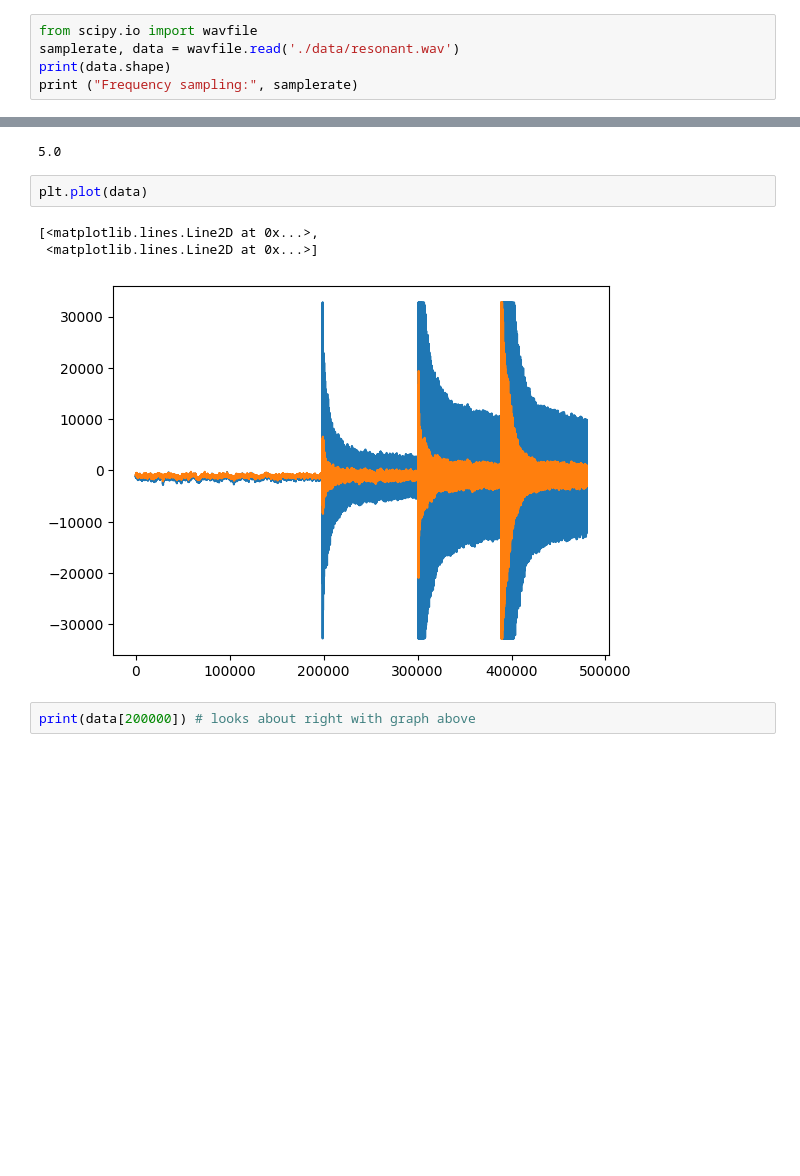
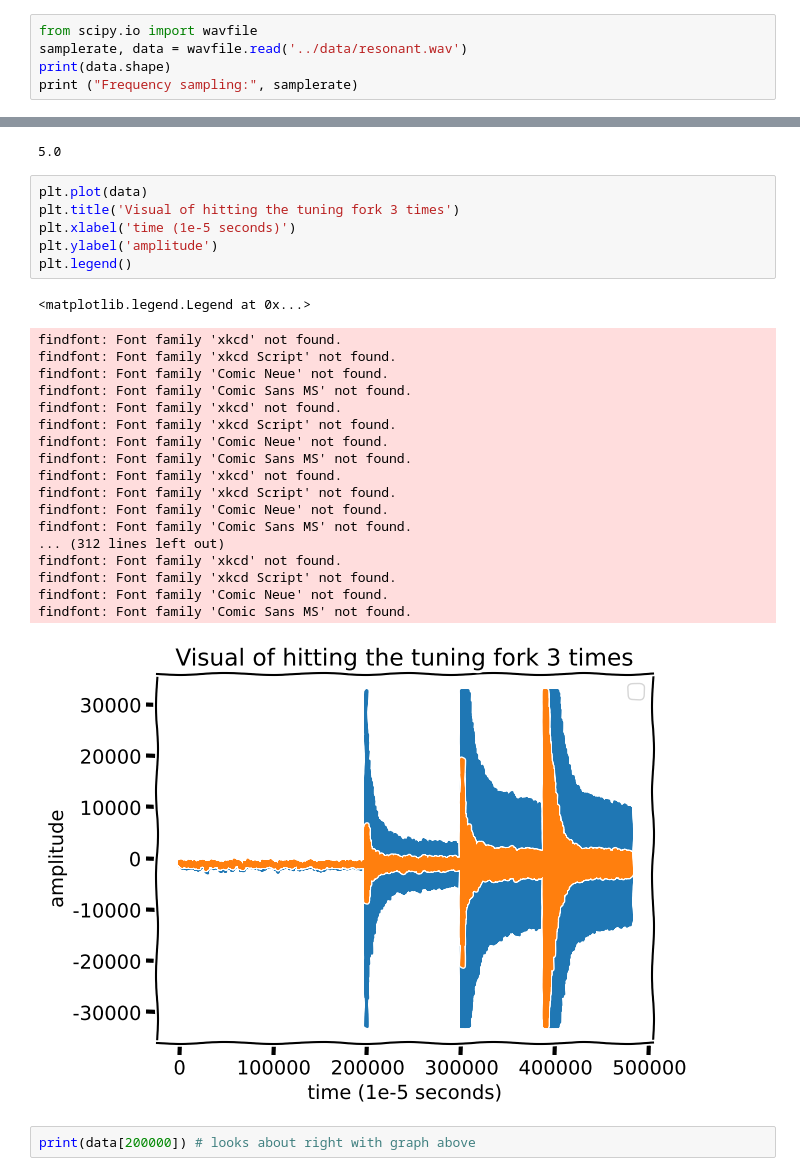
Before and after one commit to julianLapenna12/acoustic_radiation_modelling, a Jupyter notebook: notebooks/Ex1.acoustics.notebook.ipynb, the cells around one changed output, grey strips where cells are left out. Drawn from its saved outputs; the diff is of its cells as text; blank space fills up the shorter version.

Commit message:
some weird formatting on graph

```diff
--- a/notebooks/Ex1.acoustics.notebook.ipynb
+++ b/notebooks/Ex1.acoustics.notebook.ipynb
@@ -10,7 +10,7 @@ import scipy as sp
 import matplotlib.pyplot as plt
 # %%
 from scipy.io import wavfile
-samplerate, data = wavfile.read('./data/resonant.wav')
+samplerate, data = wavfile.read('../data/resonant.wav')
 print(data.shape)
 print ("Frequency sampling:", samplerate)
 # %% [output]
@@ -20,12 +20,32 @@ Frequency sampling: 96000
 print(len(data)/samplerate) # time sampled for
 # %% [output]
 5.0
-# %%
-plt.plot(data)
-# %% [output]
-[<matplotlib.lines.Line2D at 0x...>,
- <matplotlib.lines.Line2D at 0x...>]
-[figure, removed]
+# %%
+plt.plot(data)
+plt.title('Visual of hitting the tuning fork 3 times')
+plt.xlabel('time (1e-5 seconds)')
+plt.ylabel('amplitude')
+plt.legend()
+# %% [output]
+<matplotlib.legend.Legend at 0x...>
+findfont: Font family 'xkcd' not found.
+findfont: Font family 'xkcd Script' not found.
+findfont: Font family 'Comic Neue' not found.
+findfont: Font family 'Comic Sans MS' not found.
+findfont: Font family 'xkcd' not found.
+findfont: Font family 'xkcd Script' not found.
+findfont: Font family 'Comic Neue' not found.
+findfont: Font family 'Comic Sans MS' not found.
+findfont: Font family 'xkcd' not found.
+findfont: Font family 'xkcd Script' not found.
+findfont: Font family 'Comic Neue' not found.
+findfont: Font family 'Comic Sans MS' not found.
+... (312 lines left out)
+findfont: Font family 'xkcd' not found.
+findfont: Font family 'xkcd Script' not found.
+findfont: Font family 'Comic Neue' not found.
+findfont: Font family 'Comic Sans MS' not found.
+[figure, added]
 # %%
 print(data[200000]) # looks about right with graph above
 # %% [output]
```
Also changed, not shown: parts of 5 cells of this notebook.
